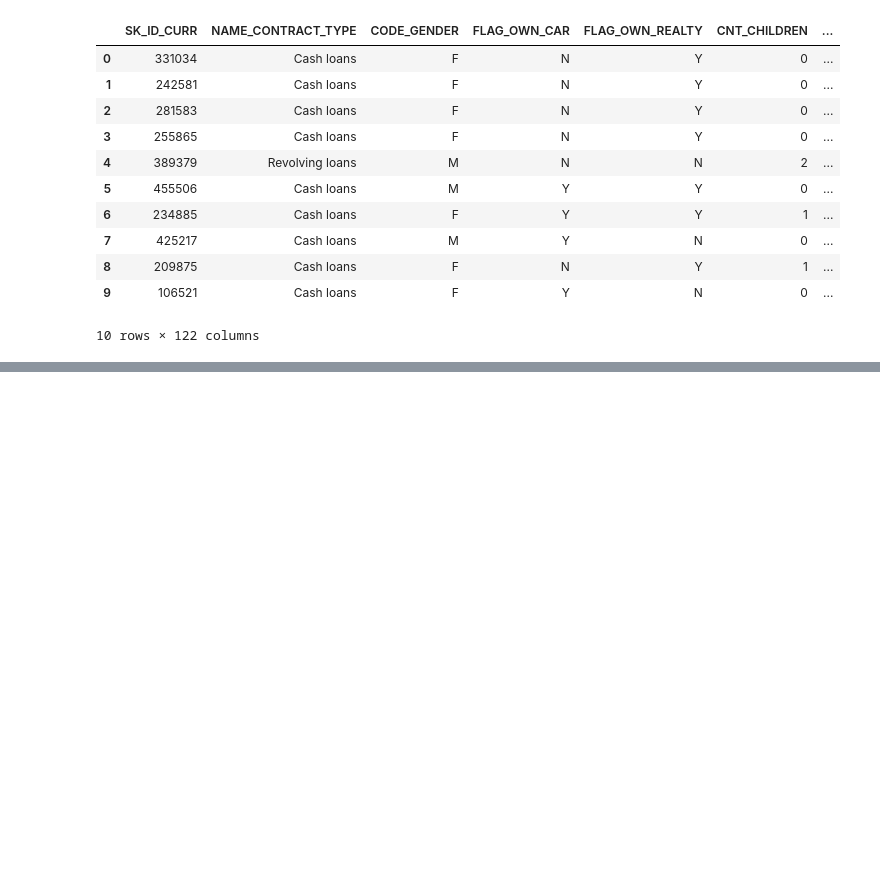
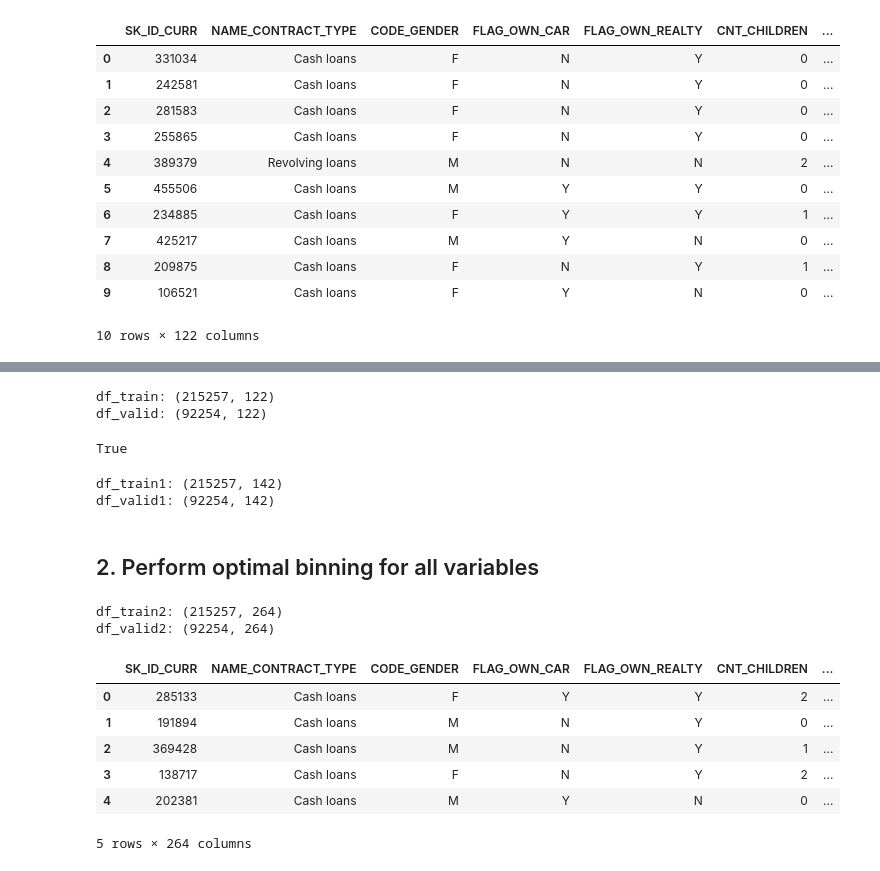
Before and after one commit to alek-ds/home-credit-default-risk-ak, a Jupyter notebook: notebooks/preprocessing/app_preprocessing.ipynb, the cells around one changed output, grey strips where cells are left out. Drawn from its saved outputs; the diff is of its cells as text; code cells hidden in the pictures; blank space fills up the shorter version.

Commit message:
Performing data preprocessing

```diff
--- a/notebooks/preprocessing/app_preprocessing.ipynb
+++ b/notebooks/preprocessing/app_preprocessing.ipynb
@@ -176,0 +83,5 @@ plot_categorical_vs_binary(df=df1, cat_var='AMT_CREDIT_optbin_bin', target_var='
+# %%
+numeric_cols = list(df_train.select_dtypes(include=['Int64', 'float64']).columns)
+cat_cols = list(df_train.select_dtypes(include=['O']).columns)
+
+print((len(numeric_cols) + len(cat_cols)) == df_train.shape[1])
@@ -176,0 +178,3 @@ plot_categorical_vs_binary(df=df1, cat_var='AMT_CREDIT_optbin_bin', target_var='
+# %%
+cols_to_simple_impute = list(df_nans_l_0_05['index'].values)
+cols_to_simple_impute
@@ -176,0 +192,6 @@ plot_categorical_vs_binary(df=df1, cat_var='AMT_CREDIT_optbin_bin', target_var='
+# %%
+print(f"df_train: {df_train.shape}")
+print(f"df_valid: {df_valid.shape}")
+# %% [output]
+df_train: (215257, 122)
+df_valid: (92254, 122)
@@ -176,0 +220,54 @@ plot_categorical_vs_binary(df=df1, cat_var='AMT_CREDIT_optbin_bin', target_var='
+# %%
+numeric_cols1 = list(df_train1.select_dtypes(include=['Int64', 'float64']).columns)
+cat_cols1 = list(df_train1.select_dtypes(include=['O']).columns)
+
+print((len(numeric_cols1) + len(cat_cols1)) == df_train1.shape[1])
+# %% [output]
+True
+# %%
+print(f"df_train1: {df_train1.shape}")
+print(f"df_valid1: {df_valid1.shape}")
+# %% [output]
+df_train1: (215257, 142)
+df_valid1: (92254, 142)
+# %% [markdown]
+## 2. Perform optimal binning for all variables
+# %%
+df_train2 = df_train1.copy()
+df_valid2 = df_valid1.copy()
+
+for n, col in enumerate(df_train.columns):
+
+    # if n >= 1:
+    #     summary = summary2.copy()
+
+    df_train2, df_valid2, optb2, summary2 = fit_optbin_var(
+        df_train=df_train2,
+        df_valid=df_valid2,
+        var=col,
+        dtype='numerical' if col in numeric_cols1 else 'categorical',
+        target='TARGET',
+        metric='woe',
+        monotonic_trend='auto' if col in numeric_cols1 else None,
+        min_bin_size=0.05,
+        special_codes=[365243] if col=='DAYS_EMPLOYED' else None
+    )
+
+    # if n >= 1:
+    #     summary = summary2.concat()
+# %%
+print(f"df_train2: {df_train2.shape}")
+print(f"df_valid2: {df_valid2.shape}")
+# %% [output]
+df_train2: (215257, 264)
+df_valid2: (92254, 264)
+# %%
+df_train2.head()
+# %% [output]
+|  | SK_ID_CURR | NAME_CONTRACT_TYPE | CODE_GENDER | FLAG_OWN_CAR | FLAG_OWN_REALTY | CNT_CHILDREN | ... |
+| 0 | 285133 | Cash loans | F | Y | Y | 2 | ... |
+| 1 | 191894 | Cash loans | M | N | Y | 0 | ... |
+| 2 | 369428 | Cash loans | M | N | Y | 1 | ... |
+| 3 | 138717 | Cash loans | F | N | Y | 2 | ... |
+| 4 | 202381 | Cash loans | M | Y | N | 0 | ... |
+5 rows × 264 columns
```
Also changed, not shown: parts of 40 cells of this notebook.
